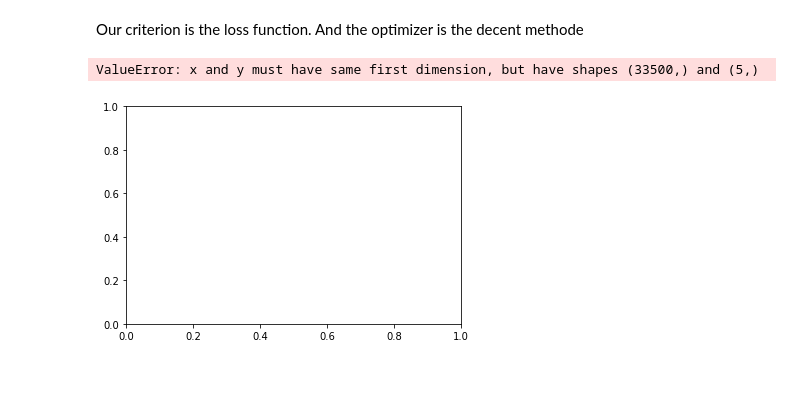
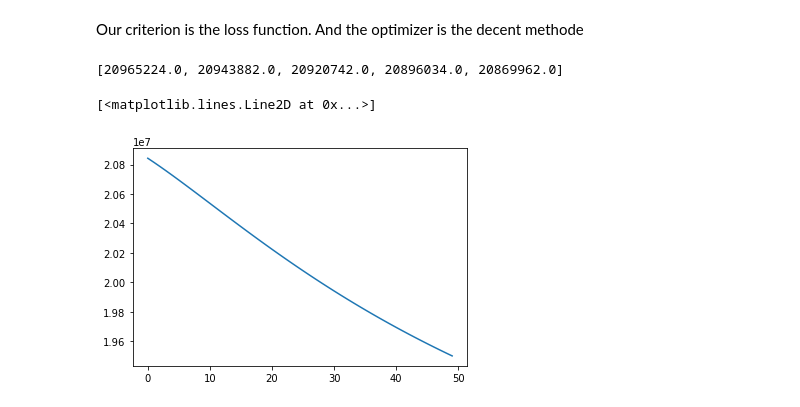
Before and after one commit to cheikh42/functionapproximation, a Jupyter notebook: noteboook.ipynb, the cells around one changed output. Cells and saved outputs as stored; diff of their text form; code cells hidden in the pictures; blank space fills up the shorter version.

```diff
--- a/noteboook.ipynb
+++ b/noteboook.ipynb
@@ -129,7 +129,7 @@ optimizer=torch.optim.Adam(model_1_f1.parameters(), lr=0.01)
 from tqdm import tqdm
 # %%
 # train
-epochs = 5
+epochs = 50
 loss_array=[]
 for e in range(epochs):
     running_loss = 0
@@ -141,15 +141,17 @@ for e in range(epochs):
 
     # compute the loss
     loss = criterion(output, f1_train)
-
+    loss_array+=[loss.item()]
 
     optimizer.zero_grad() # clear previous gradients
     loss.backward() # backward pass
     optimizer.step()
-
-    loss_array+=[loss.item()]
+# %%
+loss_array
+# %% [output]
+[20965224.0, 20943882.0, 20920742.0, 20896034.0, 20869962.0]
 # %%
-plt.plot(range(epochs*len(Input_train)),loss_array)
+plt.plot(range(len(loss_array)), loss_array)
 # %% [output]
-ValueError: x and y must have same first dimension, but have shapes (33500,) and (5,)
+[<matplotlib.lines.Line2D at 0x...>]
-[figure, old version]
+[figure, new version]
```
